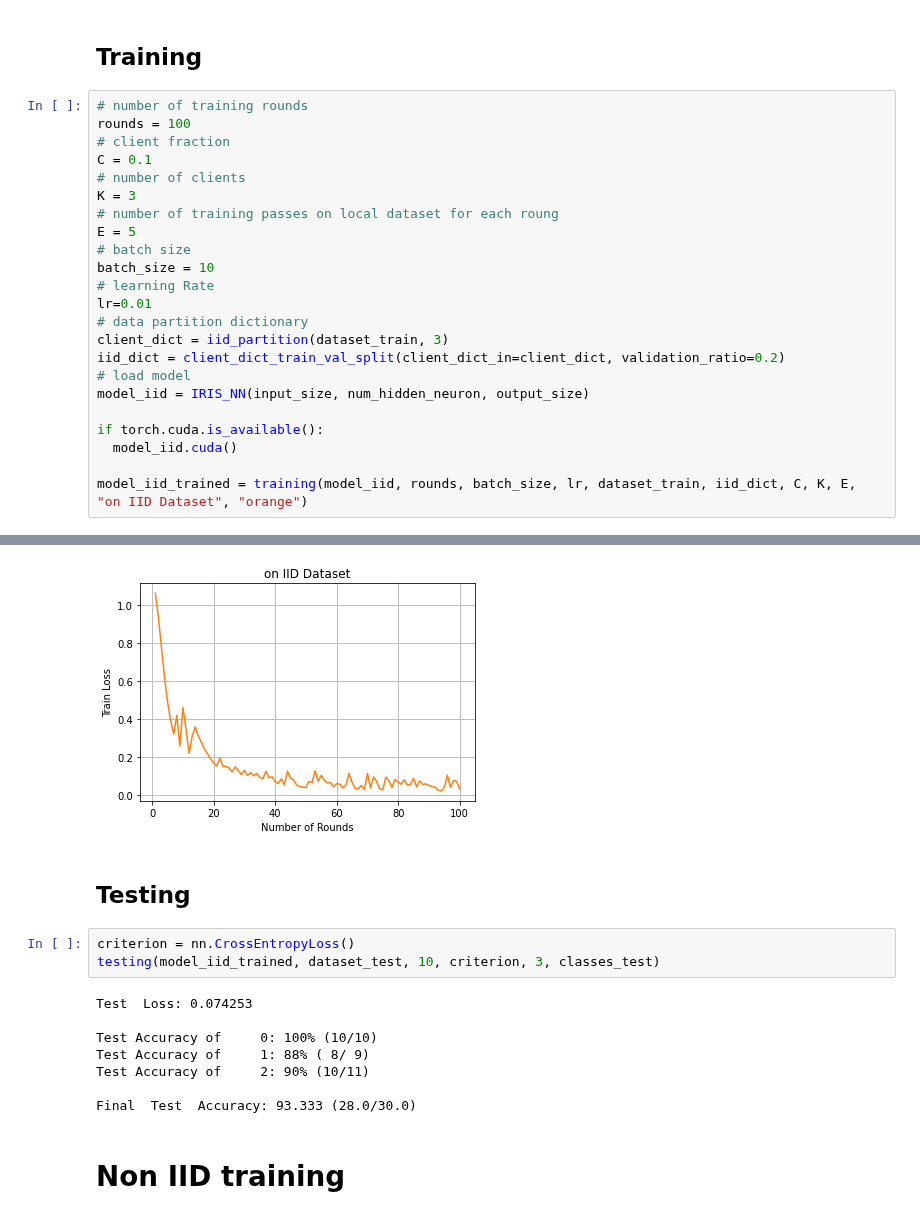
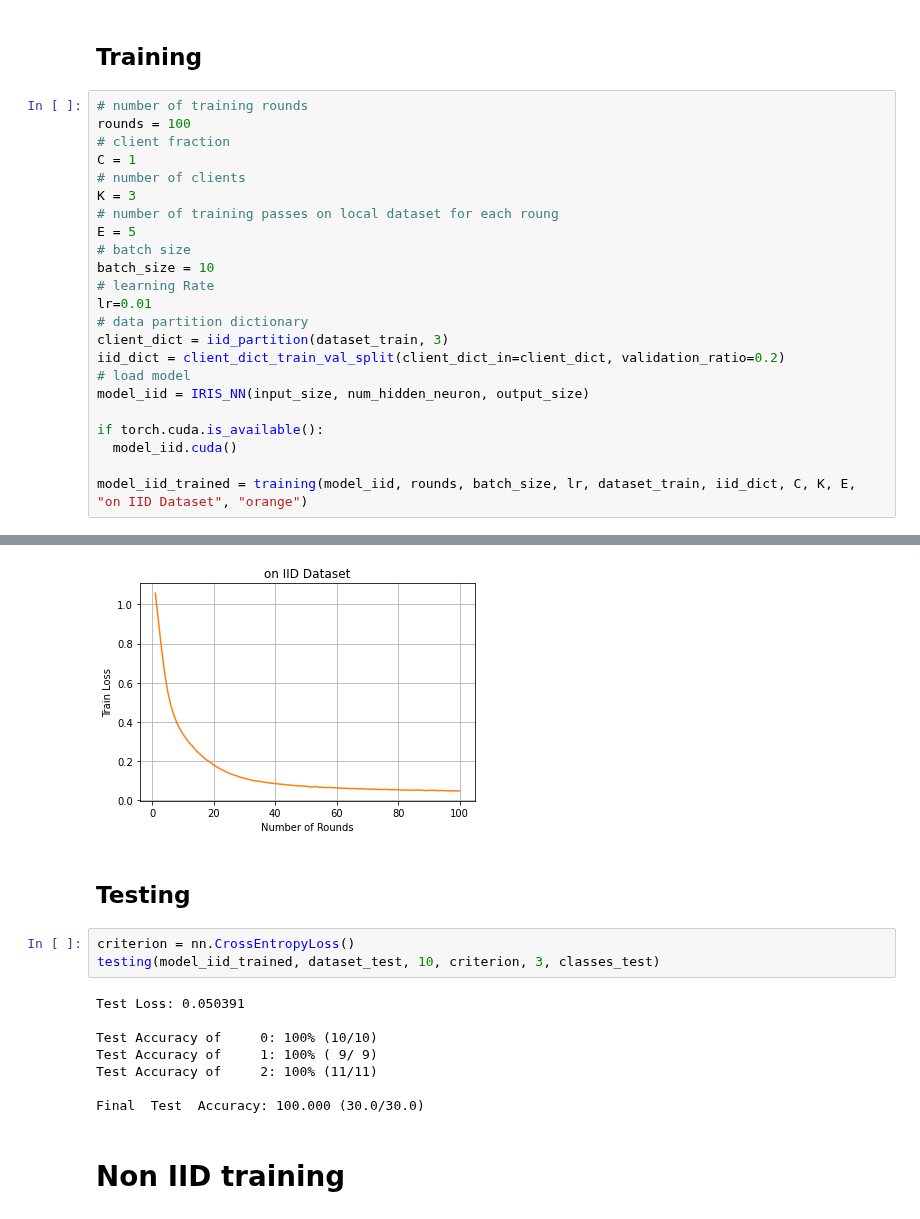
Before and after one commit to SizhuangHe/FL-REU, a Jupyter notebook: FL.ipynb, the cells around one changed output, grey strips where cells are left out. Cells and saved outputs as stored; diff of their text form.

```diff
--- a/FL.ipynb
+++ b/FL.ipynb
@@ -414,7 +415,7 @@ def testing(model, dataset, bs, criterion, num_classes, classes):
 # number of training rounds
 rounds = 100
 # client fraction
-C = 0.1
+C = 1
 # number of clients
 K = 3
 # number of training passes on local dataset for each roung
@@ -454,17 +455,17 @@ Total time taken to Train: 3.8668017387390137
-[figure, old version]
+[figure, new version]
 # %% [markdown]
 ## Testing
 # %%
 criterion = nn.CrossEntropyLoss()
 testing(model_iid_trained, dataset_test, 10, criterion, 3, classes_test)
 # %% [output]
-Test  Loss: 0.074253
+Test Loss: 0.050391
 
 Test Accuracy of     0: 100% (10/10)
-Test Accuracy of     1: 88% ( 8/ 9)
-Test Accuracy of     2: 90% (10/11)
+Test Accuracy of     1: 100% ( 9/ 9)
+Test Accuracy of     2: 100% (11/11)
 
-Final  Test  Accuracy: 93.333 (28.0/30.0)
+Final  Test  Accuracy: 100.000 (30.0/30.0)
 # %% [markdown]
 # Non IID training
 # %%
```
Also changed, not shown: parts of 5 cells of this notebook.
